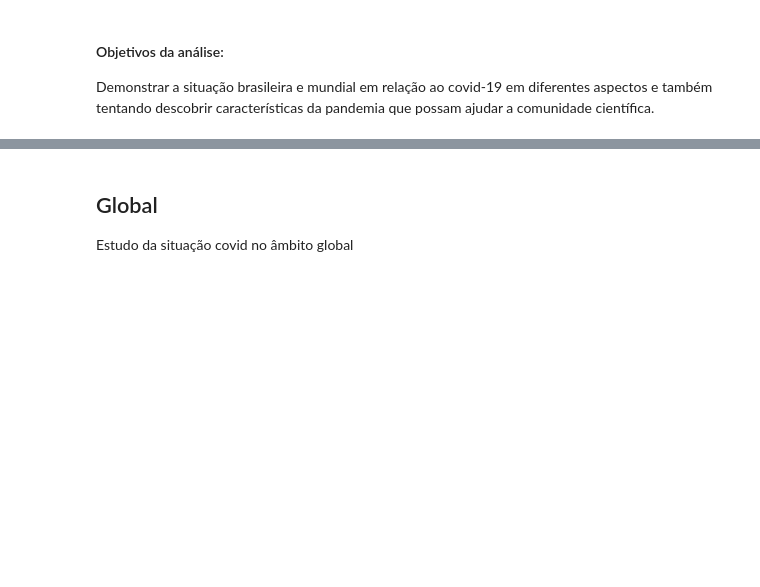
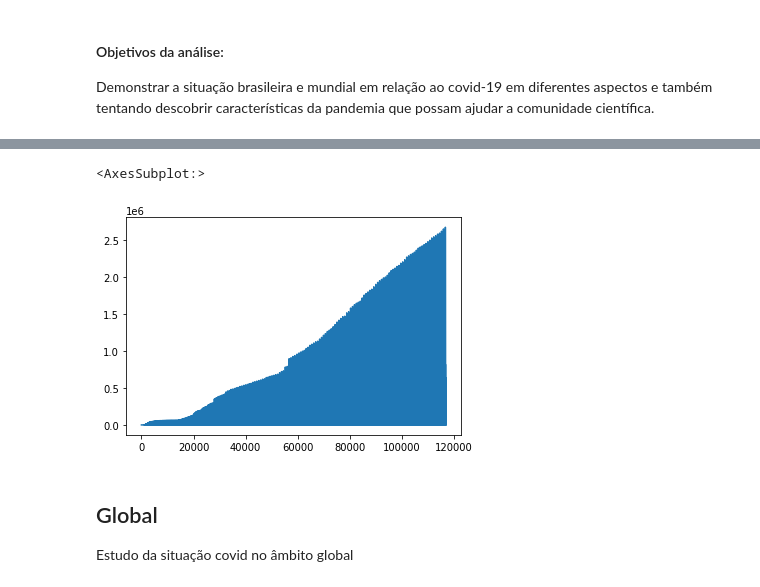
Before and after one commit to Thomasr-02/COVID-DataAnalysis, a Jupyter notebook: dataAnalysis.ipynb, the cells around one changed output, grey strips where cells are left out. Drawn from its saved outputs; the diff is of its cells as text; code cells hidden in the pictures; blank space fills up the shorter version.

```diff
--- a/dataAnalysis.ipynb
+++ b/dataAnalysis.ipynb
@@ -48,3 +94,8 @@ covid_19_data -
+# %%
+covid19_data.Recovered.plot()
+# %% [output]
+<AxesSubplot:>
+[figure, added]
 # %% [markdown]
 ## Global
 
```
Also changed, not shown: parts of 23 cells of this notebook.
